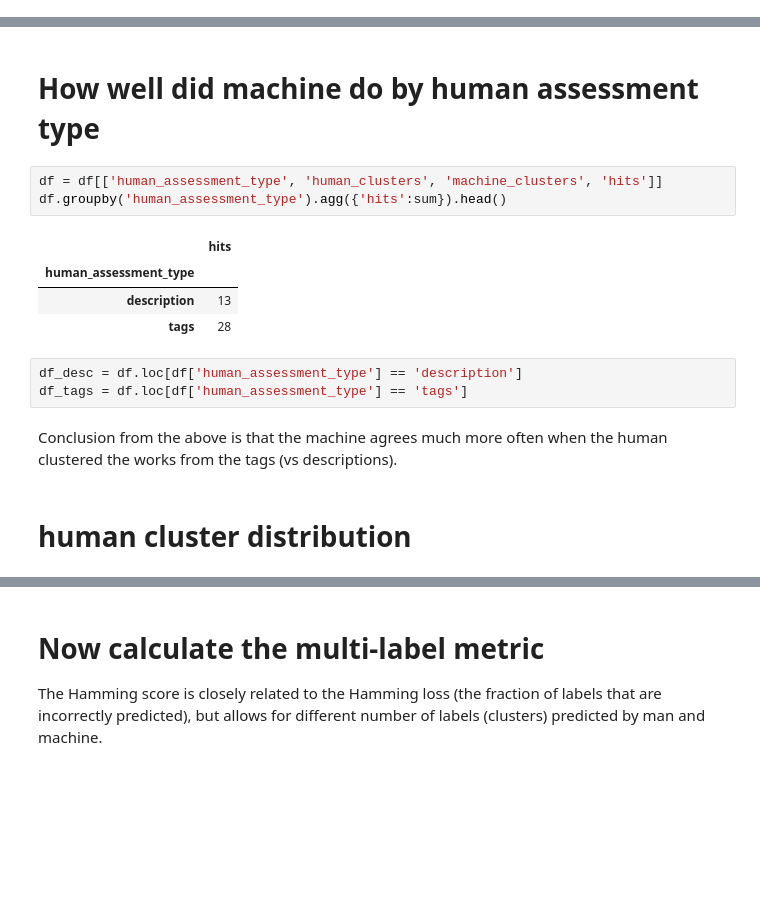
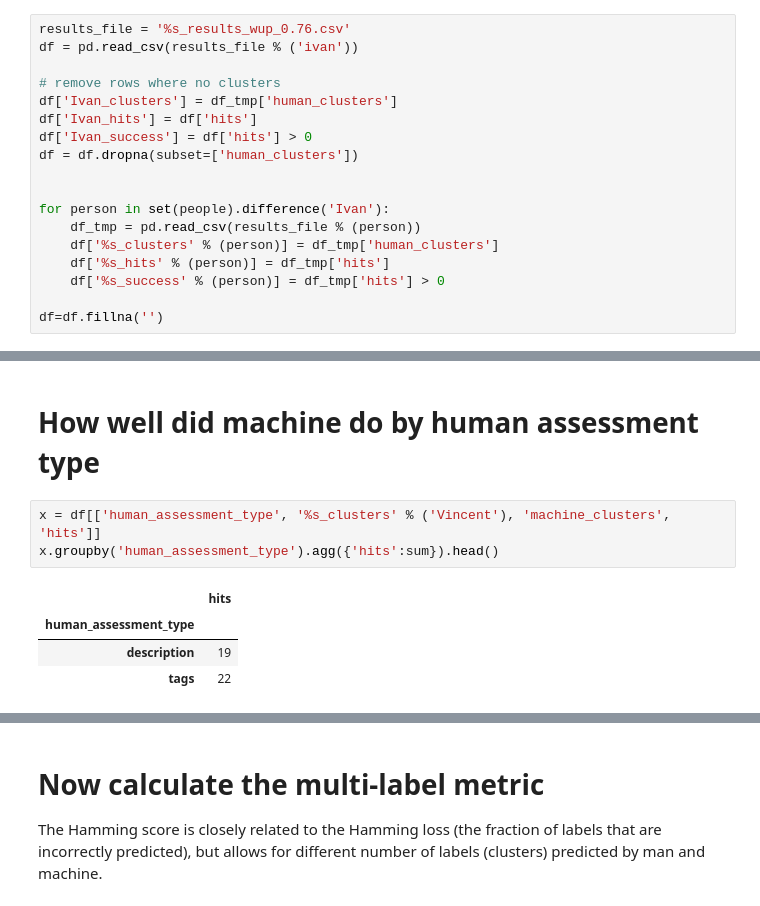
Before and after one commit to darenr/kadist-autotagging, a Jupyter notebook: Cluster-Assignment-Demo.ipynb, the cells around one changed output, grey strips where cells are left out. Drawn from its saved outputs; the diff is of its cells as text; blank space fills up the shorter version.

```diff
--- a/Cluster-Assignment-Demo.ipynb
+++ b/Cluster-Assignment-Demo.ipynb
@@ -17,3 +16,21 @@ df['success'] = df['hits'] > 0
+# %%
+results_file = '%s_results_wup_0.76.csv'
+df = pd.read_csv(results_file % ('ivan'))
+
+# remove rows where no clusters
+df['Ivan_clusters'] = df_tmp['human_clusters']
+df['Ivan_hits'] = df['hits']
+df['Ivan_success'] = df['hits'] > 0
+df = df.dropna(subset=['human_clusters'])
+
+
+for person in set(people).difference('Ivan'):
+    df_tmp = pd.read_csv(results_file % (person))
+    df['%s_clusters' % (person)] = df_tmp['human_clusters']
+    df['%s_hits' % (person)] = df_tmp['hits']
+    df['%s_success' % (person)] = df_tmp['hits'] > 0
+
+df=df.fillna('')
 # %% [markdown]
 # How well overall did machine do
 
@@ -41,17 +68,10 @@ df[['human_assessment_type', 'human_clusters', 'machine_clusters', 'success', 'h
 # %% [markdown]
 # How well did machine do by human assessment type
 # %%
-df = df[['human_assessment_type', 'human_clusters', 'machine_clusters', 'hits']]
-df.groupby('human_assessment_type').agg({'hits':sum}).head()
+x = df[['human_assessment_type', '%s_clusters' % ('Vincent'), 'machine_clusters', 'hits']]
+x.groupby('human_assessment_type').agg({'hits':sum}).head()
 # %% [output]
 |  | hits |
 | human_assessment_type |  |
-| description | 13 |
-| tags | 28 |
+| description | 19 |
+| tags | 22 |
-# %%
-df_desc = df.loc[df['human_assessment_type'] == 'description']
-df_tags = df.loc[df['human_assessment_type'] == 'tags']
-# %% [markdown]
-Conclusion from the above is that the machine agrees much more often when the human clustered the works from the tags (vs descriptions).
-# %% [markdown]
-# human cluster distribution
```
Also changed, not shown: parts of 15 cells of this notebook, 12 other files.
